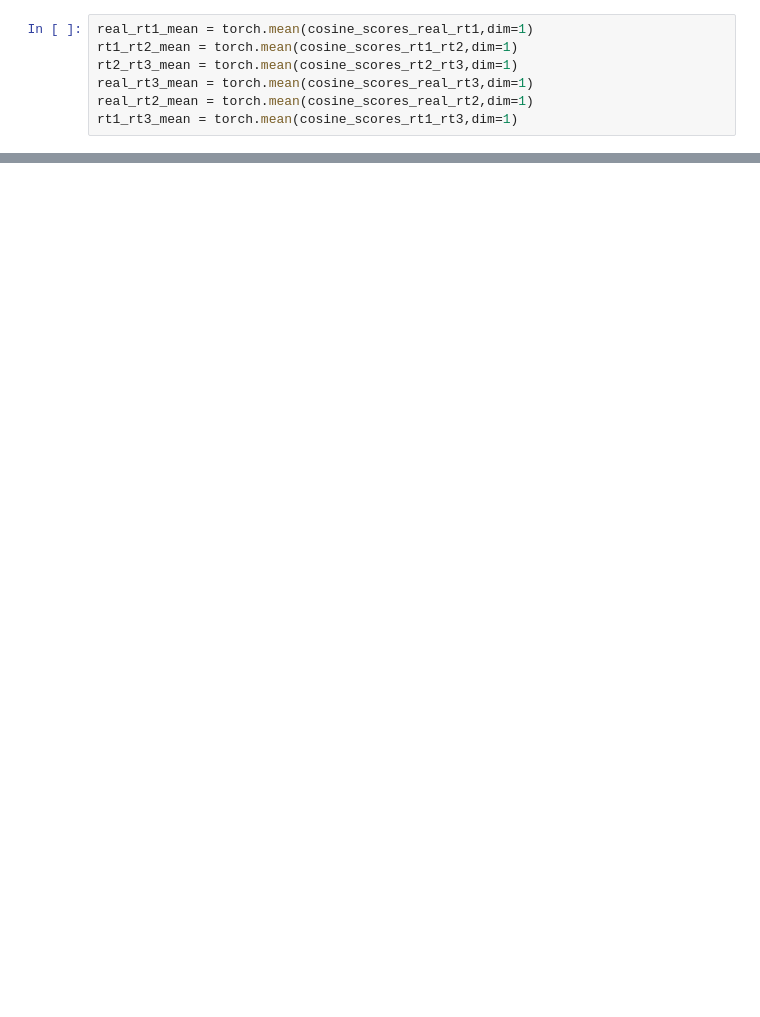
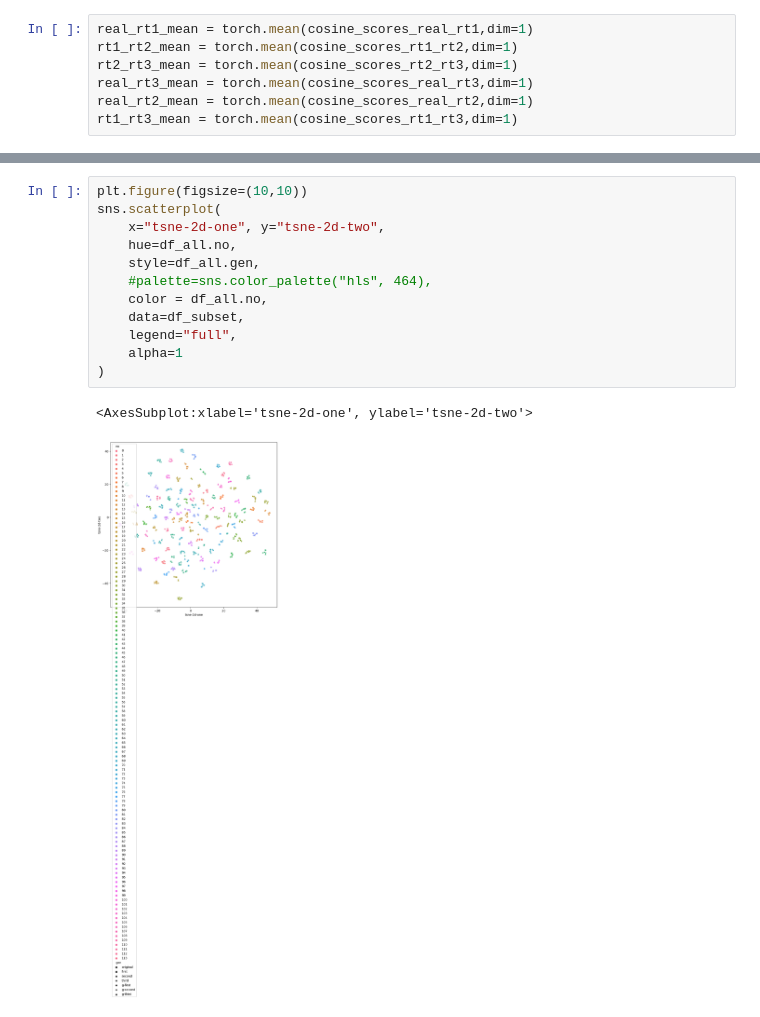
Before and after one commit to egeotenen/GPT-Retelling, a Jupyter notebook: Embeddings.ipynb, the cells around one changed output, grey strips where cells are left out. Saved outputs shown, nothing was run; the diff lists cells and outputs as text; blank space fills up the shorter version.

```diff
--- a/Embeddings.ipynb
+++ b/Embeddings.ipynb
@@ -144,0 +494,15 @@ plt.show()
+# %%
+plt.figure(figsize=(10,10))
+sns.scatterplot(
+    x="tsne-2d-one", y="tsne-2d-two",
+    hue=df_all.no,
+    style=df_all.gen,
+    #palette=sns.color_palette("hls", 464),
+    color = df_all.no,
+    data=df_subset,
+    legend="full",
+    alpha=1
+)
+# %% [output]
+<AxesSubplot:xlabel='tsne-2d-one', ylabel='tsne-2d-two'>
+[figure, added]
```
Also changed, not shown: parts of 114 cells of this notebook, 1 other file.
